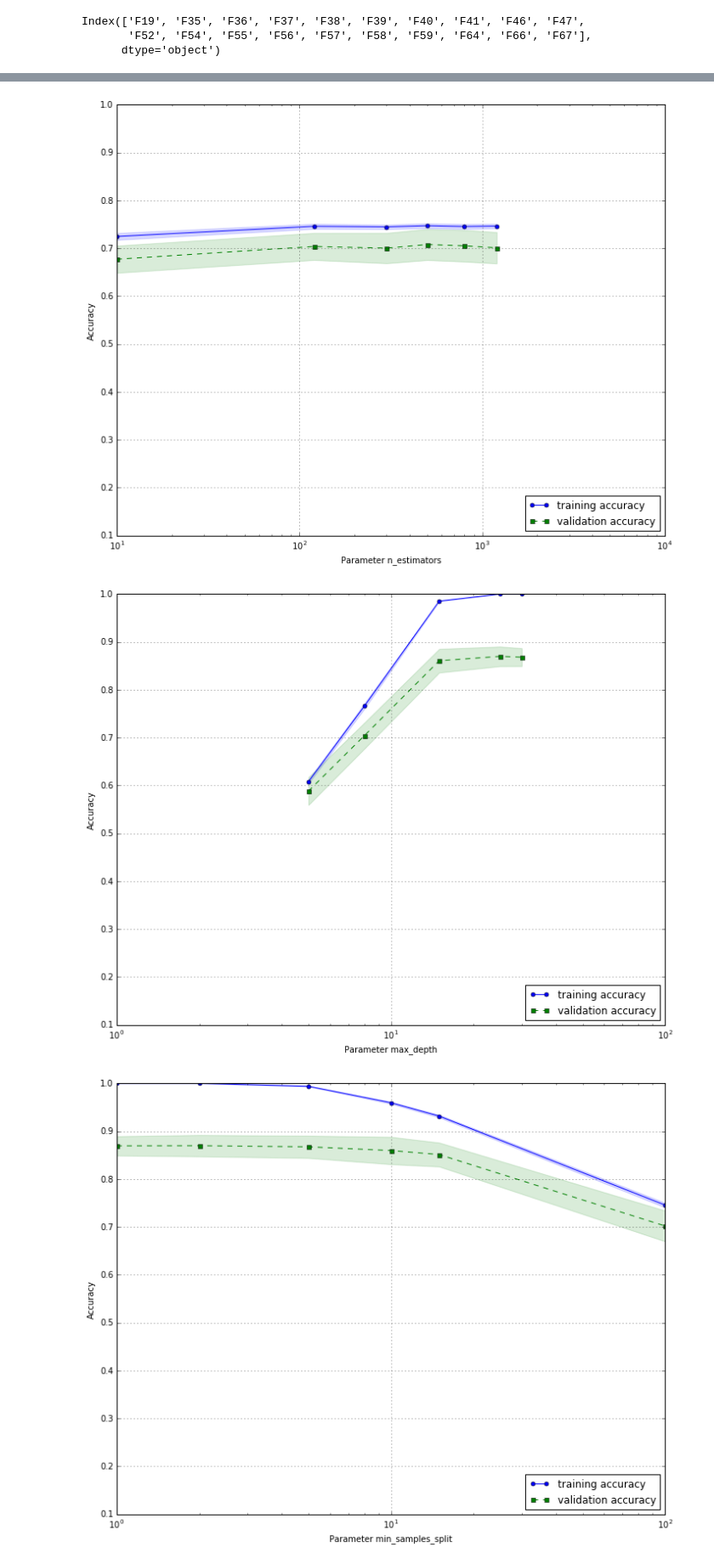
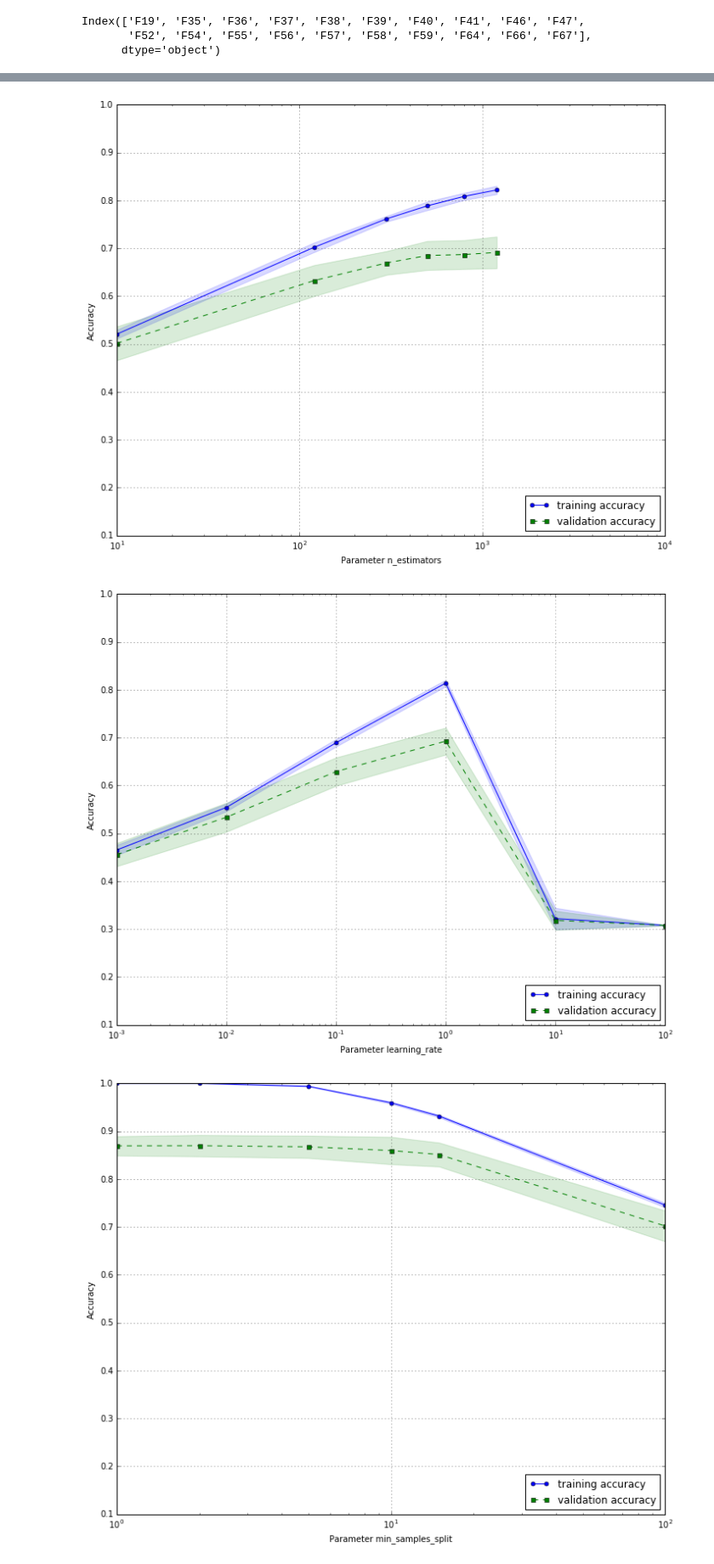
Before and after one commit to rahulmkumar/ml-introduction, a Jupyter notebook: 08_Swing_trading_model_exploration.ipynb, the cells around one changed output, grey strips where cells are left out. Shown at 85% size. Drawn from its saved outputs; the diff is of its cells as text; code cells hidden in the pictures.

Commit message:
finalized model parameters

```diff
--- a/08_Swing_trading_model_exploration.ipynb
+++ b/08_Swing_trading_model_exploration.ipynb
@@ -259,16 +264,17 @@ X25t_test_std = stdsc25t.transform(X25t_test)
 X30t_train_std = stdsc30t.fit_transform(X30t_train)
 X30t_test_std = stdsc30t.transform(X30t_test)
 # %%
-X_train = X25t_train
-Y_train = Y25t_train
+X_train = X30t_train
+Y_train = Y30t_train
 num_instances = len(X_train)
 # ensembles
 ensembles = []
 ensembles.append(('ScaledAB', Pipeline([('Scaler', StandardScaler()),('AB', AdaBoostClassifier())])))
-ensembles.append(('ScaledGBM', Pipeline([('Scaler', StandardScaler()),('GBM', GradientBoostingClassifier(n_estimators=500))])))
-ensembles.append(('ScaledRF', Pipeline([('Scaler', StandardScaler()),('RF', RandomForestClassifier(n_estimators=500, max_depth=25))])))
-ensembles.append(('ScaledET', Pipeline([('Scaler', StandardScaler()),('ET', ExtraTreesClassifier(n_estimators=500, max_depth=25))])))
+ensembles.append(('ScaledGBM', Pipeline([('Scaler', StandardScaler()),('GBM', GradientBoostingClassifier(n_estimators=250))])))
+ensembles.append(('ScaledRF', Pipeline([('Scaler', StandardScaler()),('RF', RandomForestClassifier(n_estimators=250, max_depth=25))])))
+ensembles.append(('ScaledET', Pipeline([('Scaler', StandardScaler()),('ET', ExtraTreesClassifier(n_estimators=250, max_depth=25))])))
 #ensembles.append(('ScaledXGB', Pipeline([('Scaler', StandardScaler()),('XGB', XGBClassifier())])))
+#ensembles.append(('ScaledXGB', Pipeline([('Scaler', StandardScaler()),('LR', LogisticRegression())])))
 results = []
 names = []
 kfold = cross_validation.KFold(n=num_instances, n_folds=num_folds, random_state=seed)
@@ -359,11 +368,4 @@ plt.show()
 # %%
-if Version(sklearn_version) < '0.18':
-    from sklearn.learning_curve import validation_curve
-else:
-    from sklearn.model_selection import validation_curve
-
-
-
 param_range = [10, 120, 300, 500, 800, 1200]
 train_scores, test_scores = validation_curve(
                 estimator=pipe_lr,
@@ -406,14 +408,18 @@ plt.tight_layout()
 # plt.savefig('./figures/validation_curve.png', dpi=300)
 plt.show()
 # %% [output]
-[figure, old version]
+[figure, new version]
 # %%
-param_range = [5, 8, 15, 25, 30]
+#param_range = [5, 8, 15, 25, 30]
+pipe_lr = Pipeline([('scl', StandardScaler()),
+                    ('clf', AdaBoostClassifier(n_estimators=1000))])
+param_range = [0.001, 0.01, 0.1, 1, 10, 100]
 train_scores, test_scores = validation_curve(
                 estimator=pipe_lr,
                 X=X_train,
                 y=Y_train,
-                param_name='clf__max_depth',
+                #param_name='clf__max_depth',
+                param_name='clf__learning_rate',
                 param_range=param_range,
                 cv=10)
 
@@ -422,35 +428,36 @@ train_std = np.std(train_scores, axis=1)
 test_mean = np.mean(test_scores, axis=1)
 test_std = np.std(test_scores, axis=1)
 
 plt.plot(param_range, train_mean,
          color='blue', marker='o',
          markersize=5, label='training accuracy')
 
 plt.fill_between(param_range, train_mean + train_std,
                  train_mean - train_std, alpha=0.15,
                  color='blue')
 
 plt.plot(param_range, test_mean,
          color='green', linestyle='--',
          marker='s', markersize=5,
          label='validation accuracy')
 
 plt.fill_between(param_range,
                  test_mean + test_std,
                  test_mean - test_std,
                  alpha=0.15, color='green')
 
 plt.grid()
 plt.xscale('log')
 plt.legend(loc='lower right')
-plt.xlabel('Parameter max_depth')
+#plt.xlabel('Parameter max_depth')
+plt.xlabel('Parameter learning_rate')
 plt.ylabel('Accuracy')
 plt.ylim([0.1, 1.0])
 plt.tight_layout()
 # plt.savefig('./figures/validation_curve.png', dpi=300)
 plt.show()
 # %% [output]
-[figure, old version]
+[figure, new version]
 # %%
 param_range = [1, 2, 5, 10, 15, 100]
 train_scores, test_scores = validation_curve(
```
Also changed, not shown: parts of 5 cells of this notebook.
